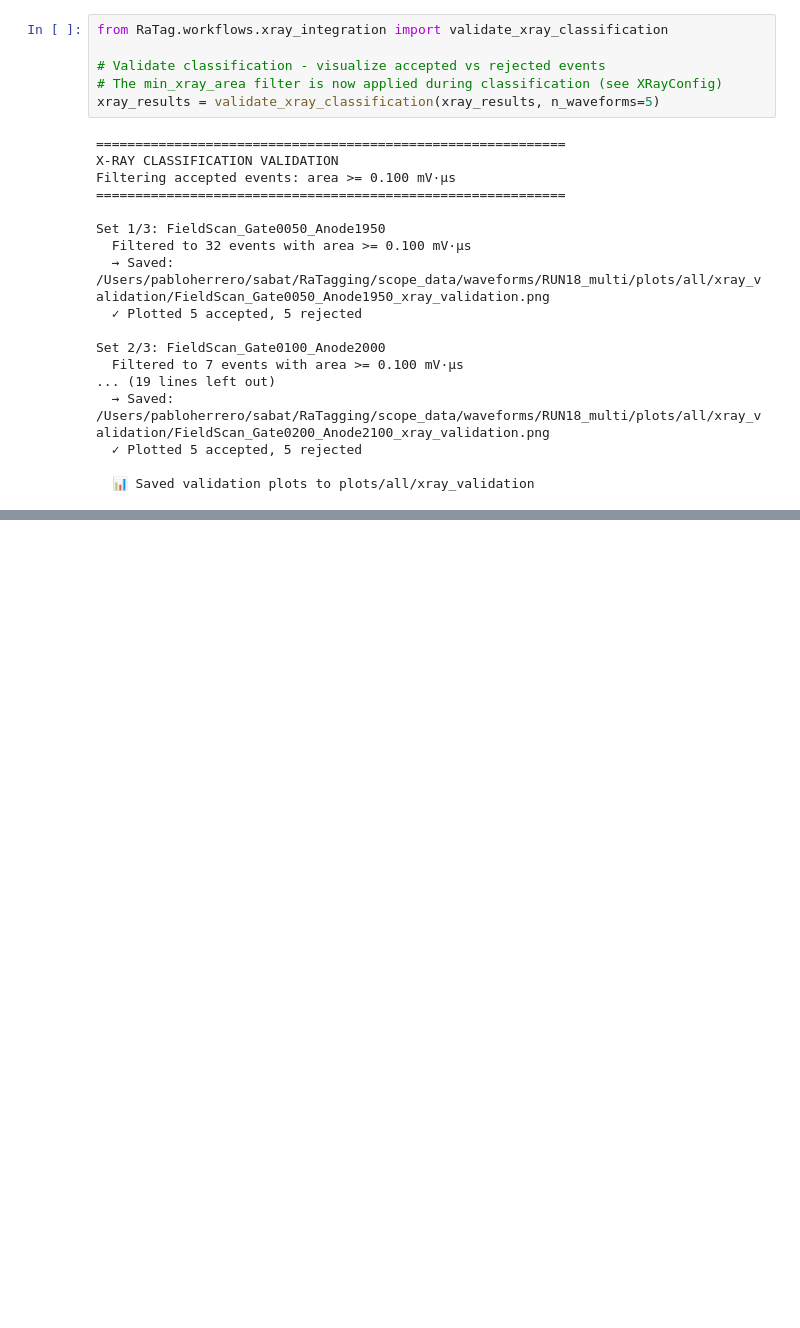
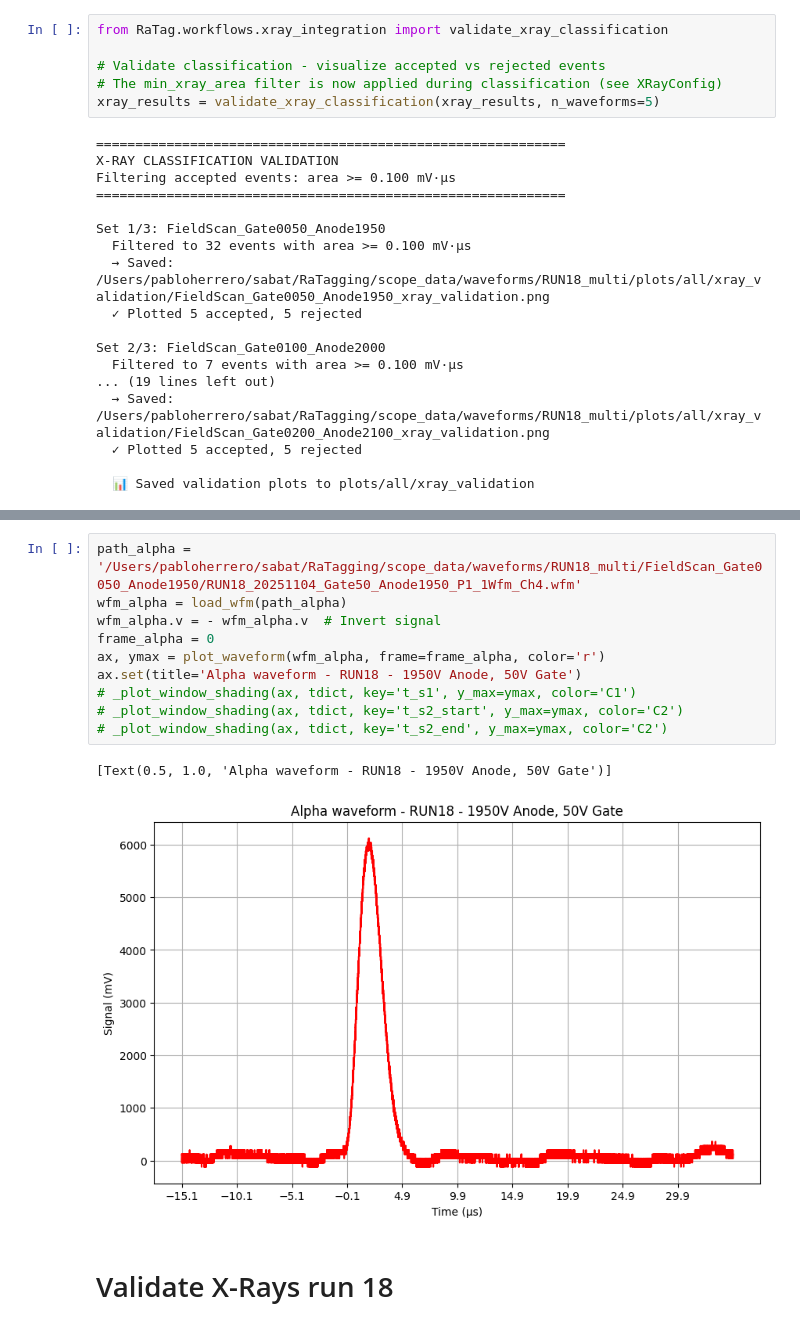
Before and after one commit to proscrite/RaTag, a Jupyter notebook: notebooks/xray-diagnostic.ipynb, the cells around one changed output, grey strips where cells are left out. Cells and saved outputs as stored; diff of their text form; blank space fills up the shorter version.

```diff
--- a/notebooks/xray-diagnostic.ipynb
+++ b/notebooks/xray-diagnostic.ipynb
@@ -114,0 +188,15 @@ plt.gca().set(xlabel='X-ray area [V·us]', ylabel='Counts', title='X-ray area di
+# %%
+path_alpha = '/Users/pabloherrero/sabat/RaTagging/scope_data/waveforms/RUN18_multi/FieldScan_Gate0050_Anode1950/RUN18_20251104_Gate50_Anode1950_P1_1Wfm_Ch4.wfm'
+wfm_alpha = load_wfm(path_alpha)
+wfm_alpha.v = - wfm_alpha.v  # Invert signal
+frame_alpha = 0
+ax, ymax = plot_waveform(wfm_alpha, frame=frame_alpha, color='r')
+ax.set(title='Alpha waveform - RUN18 - 1950V Anode, 50V Gate')
+# _plot_window_shading(ax, tdict, key='t_s1', y_max=ymax, color='C1')
+# _plot_window_shading(ax, tdict, key='t_s2_start', y_max=ymax, color='C2')
+# _plot_window_shading(ax, tdict, key='t_s2_end', y_max=ymax, color='C2')
+# %% [output]
+[Text(0.5, 1.0, 'Alpha waveform - RUN18 - 1950V Anode, 50V Gate')]
+[figure, added]
+# %% [markdown]
+# Validate X-Rays run 18
```
Also changed, not shown: parts of 36 cells of this notebook, 4 other files.
